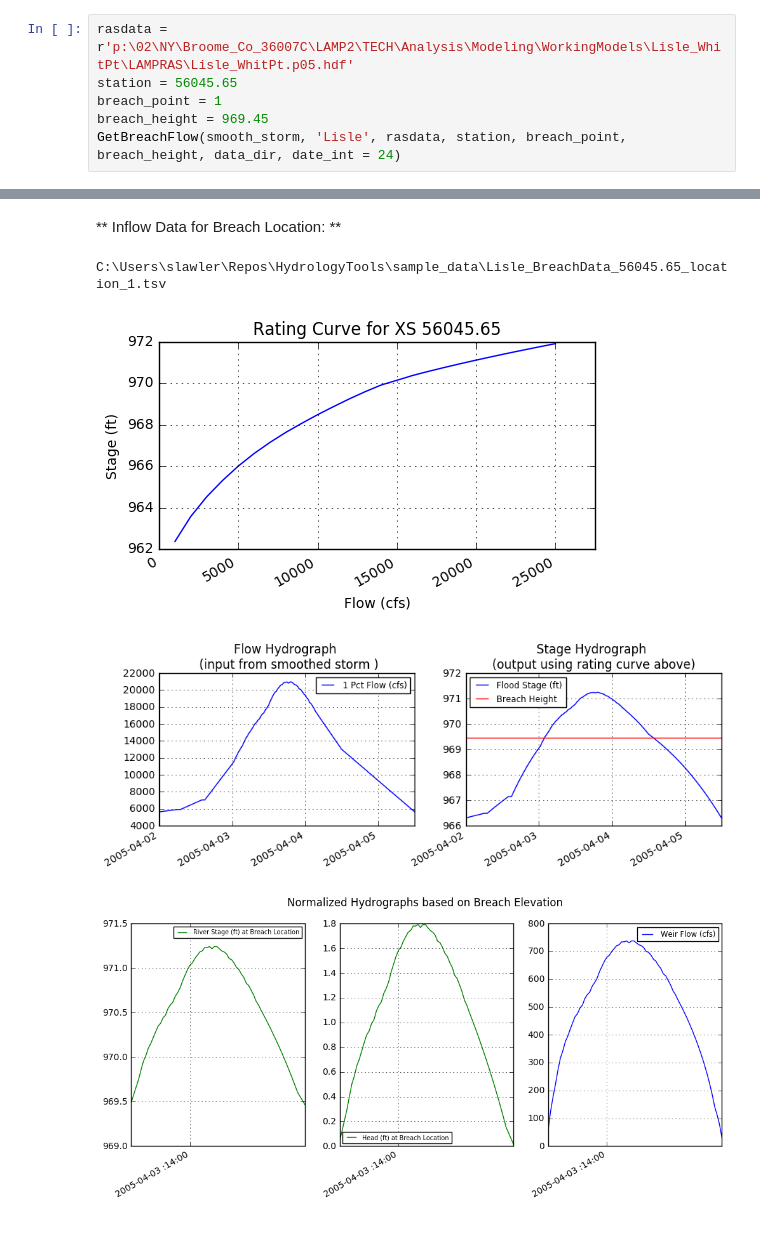
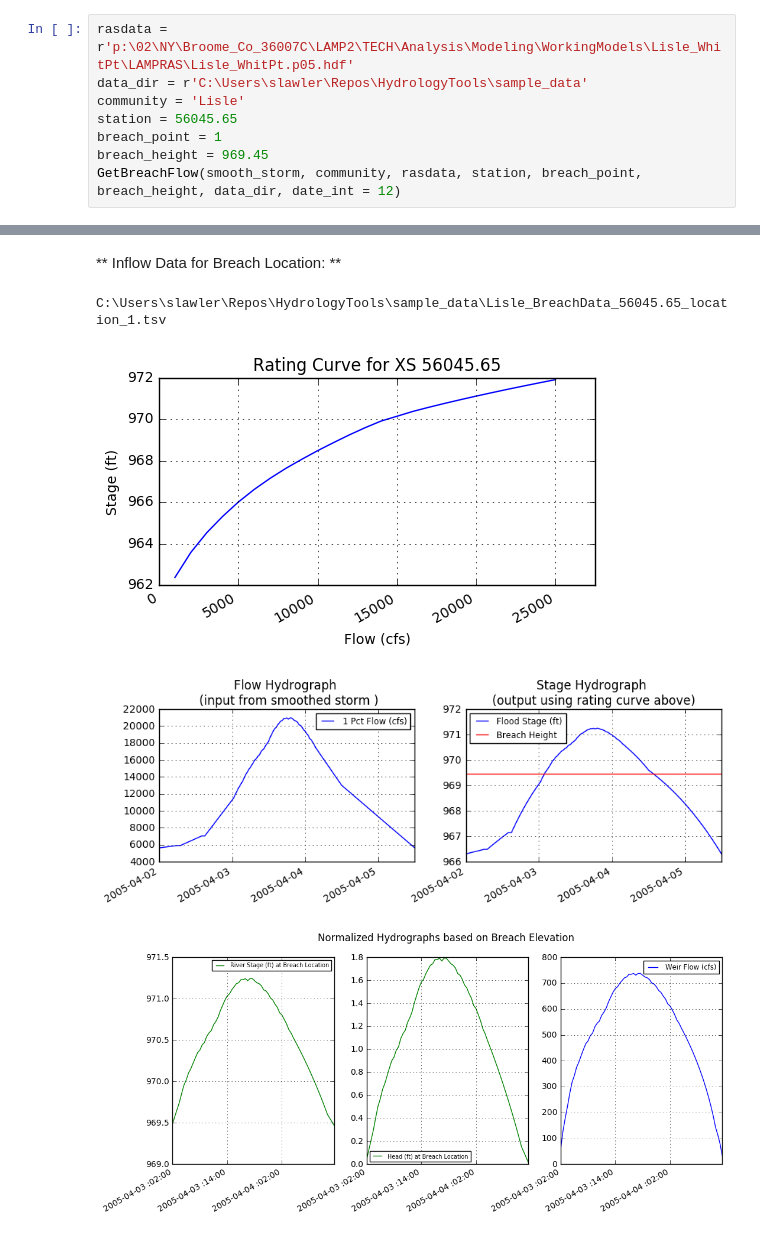
Before and after one commit to slawler/HydrologyTools, a Jupyter notebook: nbs/Lisle_BreachHydro.ipynb, the cells around one changed output, grey strips where cells are left out. Cells and saved outputs as stored; diff of their text form.

```diff
--- a/nbs/Lisle_BreachHydro.ipynb
+++ b/nbs/Lisle_BreachHydro.ipynb
@@ -64,14 +128,16 @@ Where:  Q = discharge, C =weir coefficient, L = weir crest length, H = Energy he
 # %%
 rasdata = r'p:\02\NY\Broome_Co_36007C\LAMP2\TECH\Analysis\Modeling\WorkingModels\Lisle_WhitPt\LAMPRAS\Lisle_WhitPt.p05.hdf'
+data_dir = r'C:\Users\slawler\Repos\HydrologyTools\sample_data'
+community = 'Lisle'
 station = 56045.65
 breach_point = 1
 breach_height = 969.45
-GetBreachFlow(smooth_storm, 'Lisle', rasdata, station, breach_point, breach_height, data_dir, date_int = 24)
+GetBreachFlow(smooth_storm, community, rasdata, station, breach_point, breach_height, data_dir, date_int = 12)
 # %% [output]
 **RAS Data for XS 56045.65**
 **
 Inflow Data for Breach Location: **
 C:\Users\slawler\Repos\HydrologyTools\sample_data\Lisle_BreachData_56045.65_location_1.tsv
 [figure]
 [figure]
-[figure, old version]
+[figure, new version]
```
Also changed, not shown: parts of 12 cells of this notebook, 10 other files.
